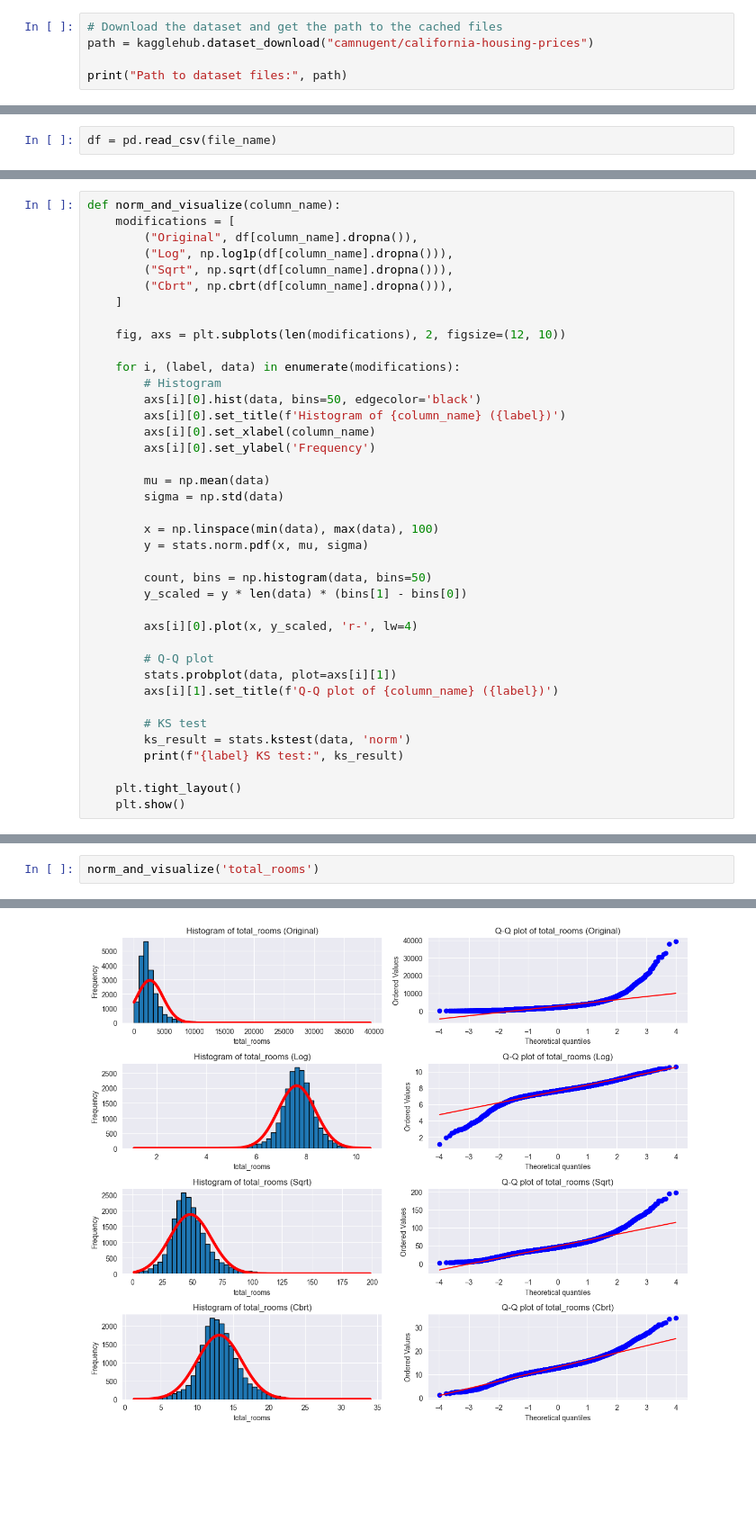
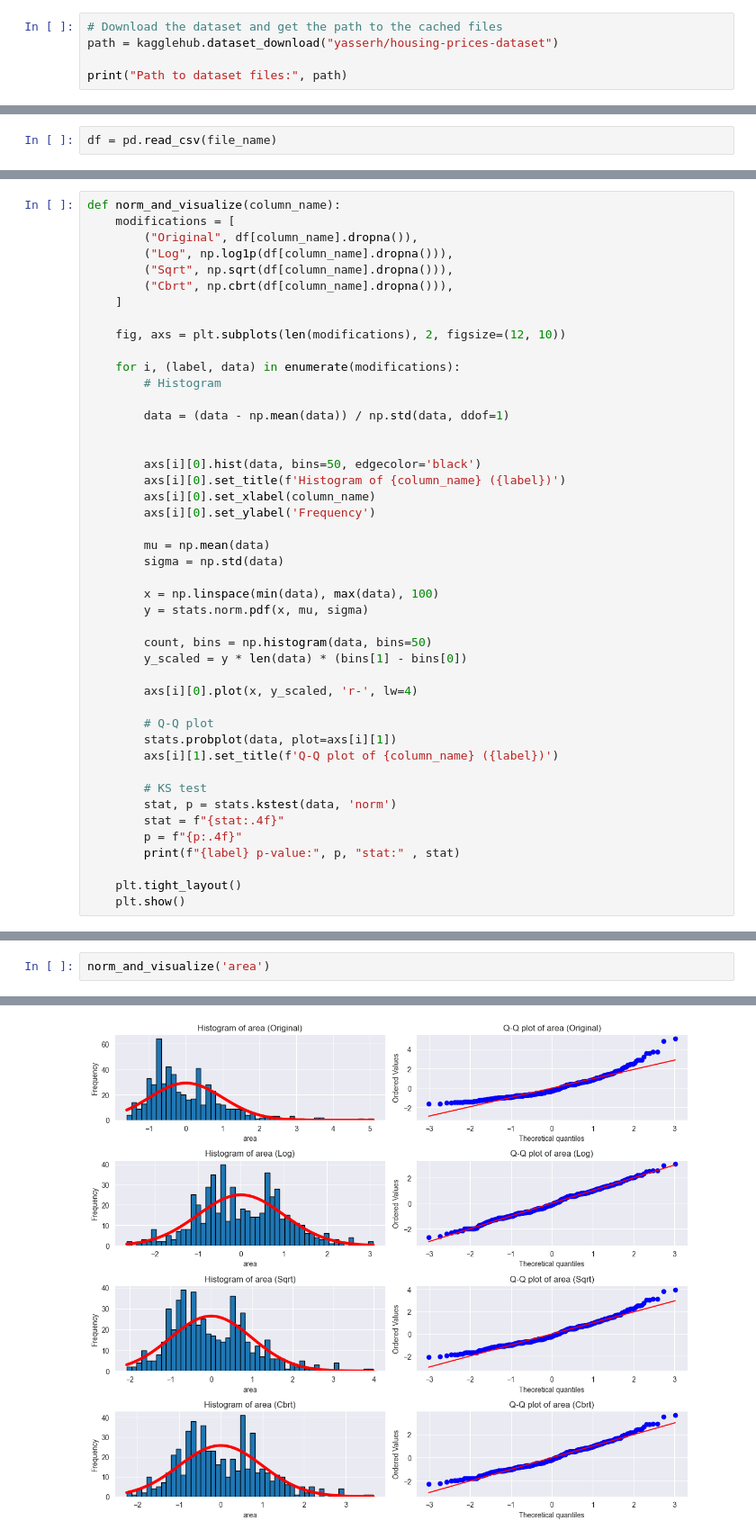
Before and after one commit to DamianMirror/data_modeling_ml_labs, a Jupyter notebook: lab1_modeling.ipynb, the cells around one changed output, grey strips where cells are left out. Shown: that part at 90% size. Saved outputs shown, nothing was run; the diff lists cells and outputs as text; blank space fills up the shorter version.

```diff
--- a/lab1_modeling.ipynb
+++ b/lab1_modeling.ipynb
@@ -13,7 +13,7 @@ import matplotlib.pyplot as plt
 import seaborn as sns
 # %%
 # Download the dataset and get the path to the cached files
-path = kagglehub.dataset_download("camnugent/california-housing-prices")
+path = kagglehub.dataset_download("yasserh/housing-prices-dataset")
 
 print("Path to dataset files:", path)
 # %% [output]
@@ -76,6 +76,10 @@ def norm_and_visualize(column_name):
 
     for i, (label, data) in enumerate(modifications):
         # Histogram
+
+        data = (data - np.mean(data)) / np.std(data, ddof=1)
+
+
         axs[i][0].hist(data, bins=50, edgecolor='black')
         axs[i][0].set_title(f'Histogram of {column_name} ({label})')
         axs[i][0].set_xlabel(column_name)
@@ -97,8 +101,10 @@ def norm_and_visualize(column_name):
         axs[i][1].set_title(f'Q-Q plot of {column_name} ({label})')
 
         # KS test
-        ks_result = stats.kstest(data, 'norm')
-        print(f"{label} KS test:", ks_result)
+        stat, p = stats.kstest(data, 'norm')
+        stat = f"{stat:.4f}"
+        p = f"{p:.4f}"
+        print(f"{label} p-value:", p, "stat:" , stat)
 
     plt.tight_layout()
     plt.show()
@@ -113,3 +119,3 @@ Cbrt KS test: KstestResult(statistic=np.float64(0.8404538546318661), pvalue=np.f
 # %%
-norm_and_visualize('total_rooms')
+norm_and_visualize('area')
 # %% [output]
@@ -120 +126 @@ Cbrt KS test: KstestResult(statistic=np.float64(0.9979210479308029), pvalue=np.f
-[figure, old version]
+[figure, new version]
```
Also changed, not shown: parts of 6 cells of this notebook, 2 other files.
